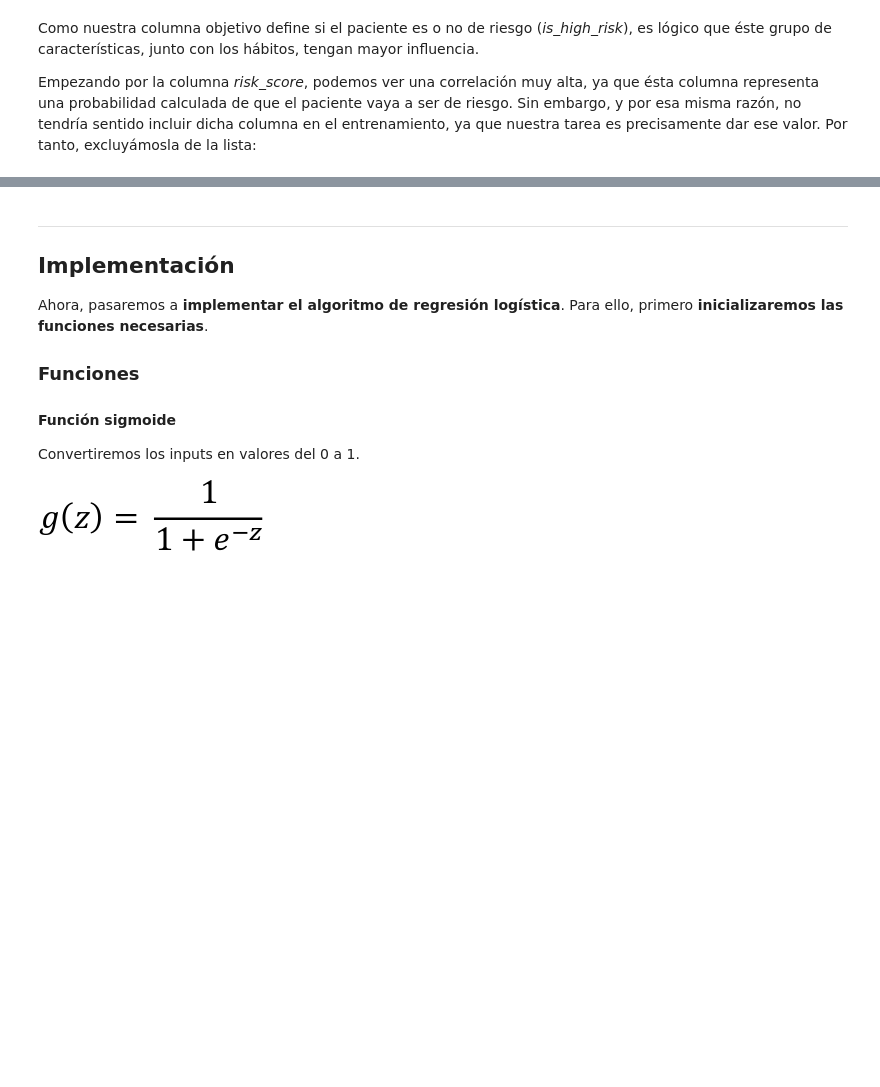
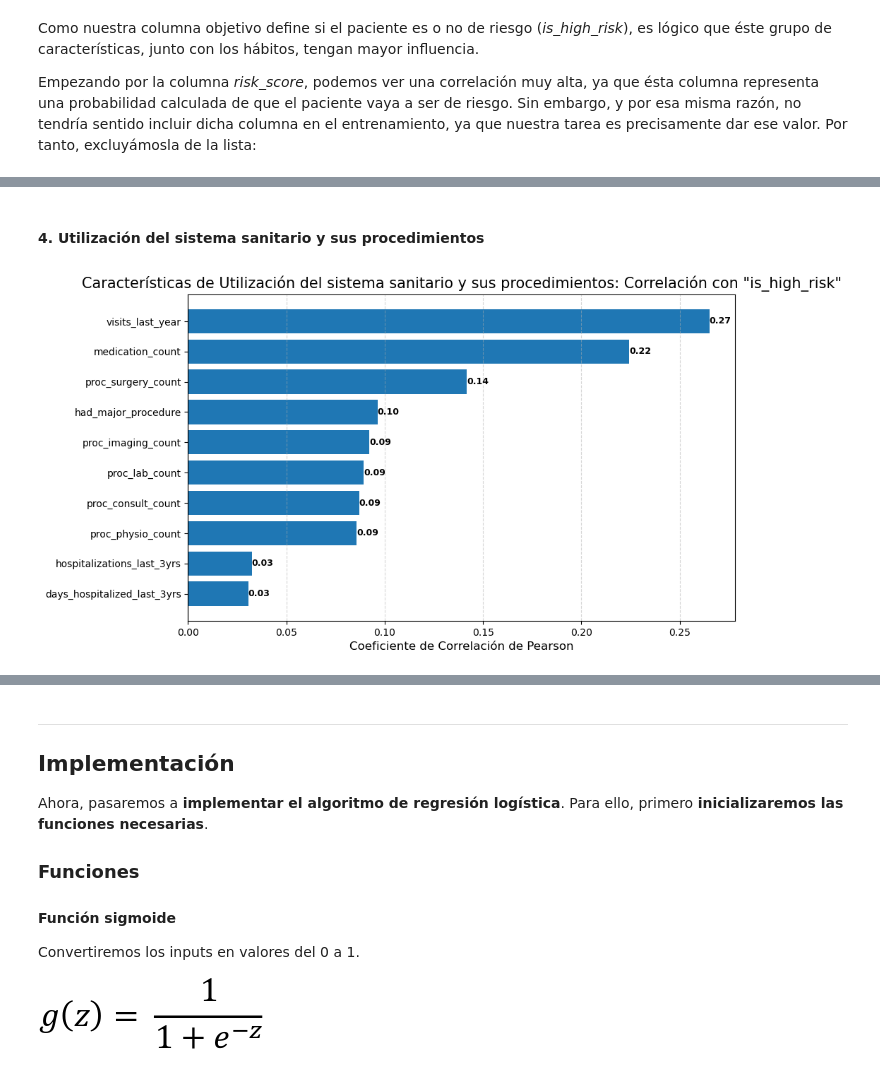
Before and after one commit to Val2a/trabajo-ia, a Jupyter notebook: RegresionLogistica.ipynb, the cells around one changed output, grey strips where cells are left out. Drawn from its saved outputs; the diff is of its cells as text; code cells hidden in the pictures; blank space fills up the shorter version.

```diff
--- a/RegresionLogistica.ipynb
+++ b/RegresionLogistica.ipynb
@@ -515,0 +530,18 @@ print(columnas_entr)
+# %% [markdown]
+#### 4. Utilización del sistema sanitario y sus procedimientos
+# %%
+sanidad_cols = ['visits_last_year', 'hospitalizations_last_3yrs',
+    'days_hospitalized_last_3yrs', 'medication_count','proc_imaging_count',
+    'proc_surgery_count', 'proc_physio_count', 'proc_consult_count',
+    'proc_lab_count', 'had_major_procedure',]
+
+sanidad_corr = calcularCorrelacionPearson(columna_objetivo, sanidad_cols, data)
+
+# No vamos a añadir las columnas al conjunto de entrenamiento.
+# El por qué viene explicado más abajo.
+#
+# columnas_entr += selColumnasEntrenamiento(umbral, sanidad_corr)
+
+mostrarCorrelacion(sanidad_corr, 'Características de Utilización del sistema sanitario y sus procedimientos: Correlación con "is_high_risk"')
+# %% [output]
+[figure, added]
```
Also changed, not shown: parts of 28 cells of this notebook.
